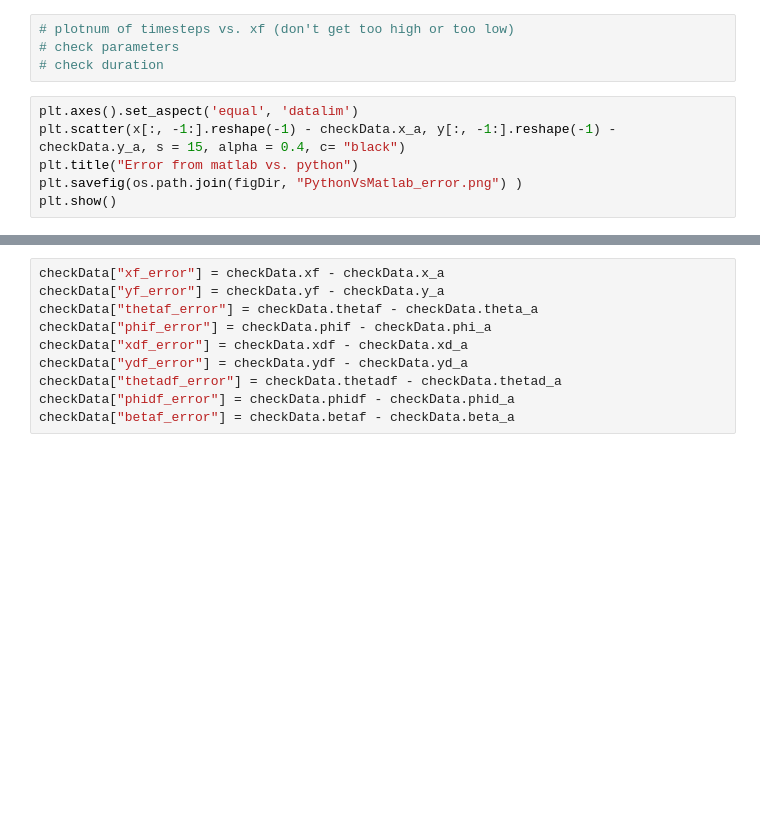
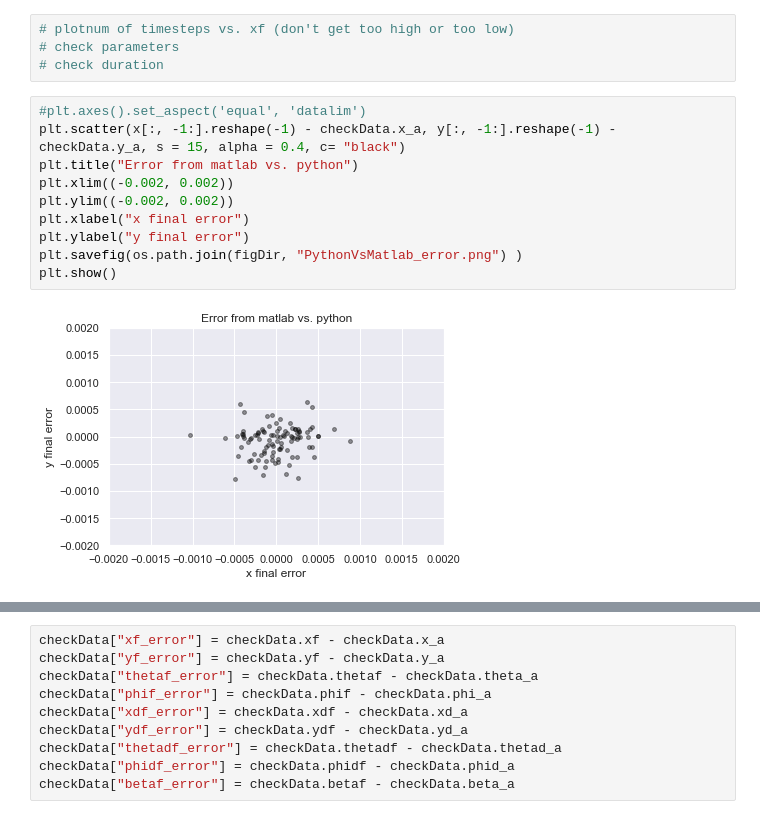
Before and after one commit to nifti-coe/ODE_Python, a Jupyter notebook: PythonCode/008_MatlabDebugger.ipynb, the cells around one changed output, grey strips where cells are left out. Drawn from its saved outputs; the diff is of its cells as text; blank space fills up the shorter version.

```diff
--- a/PythonCode/008_MatlabDebugger.ipynb
+++ b/PythonCode/008_MatlabDebugger.ipynb
@@ -382,11 +395,17 @@ x.shape # nrun, nstep
 # check parameters
 # check duration
 # %%
-plt.axes().set_aspect('equal', 'datalim')
+#plt.axes().set_aspect('equal', 'datalim')
 plt.scatter(x[:, -1:].reshape(-1) - checkData.x_a, y[:, -1:].reshape(-1) - checkData.y_a, s = 15, alpha = 0.4, c= "black")
 plt.title("Error from matlab vs. python")
+plt.xlim((-0.002, 0.002))
+plt.ylim((-0.002, 0.002))
+plt.xlabel("x final error")
+plt.ylabel("y final error")
 plt.savefig(os.path.join(figDir, "PythonVsMatlab_error.png") )
 plt.show()
+# %% [output]
+[figure, added]
 # %%
 # visualize error
 checkData.columns
```
Also changed, not shown: parts of 20 cells of this notebook, 2 other files.
